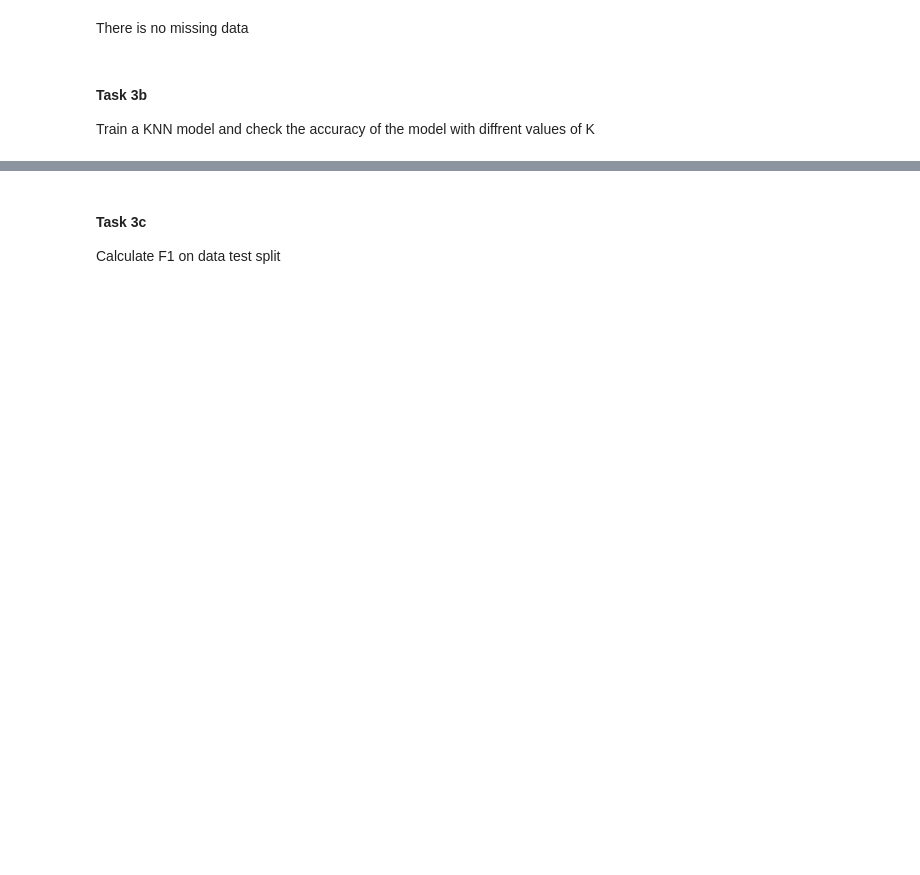
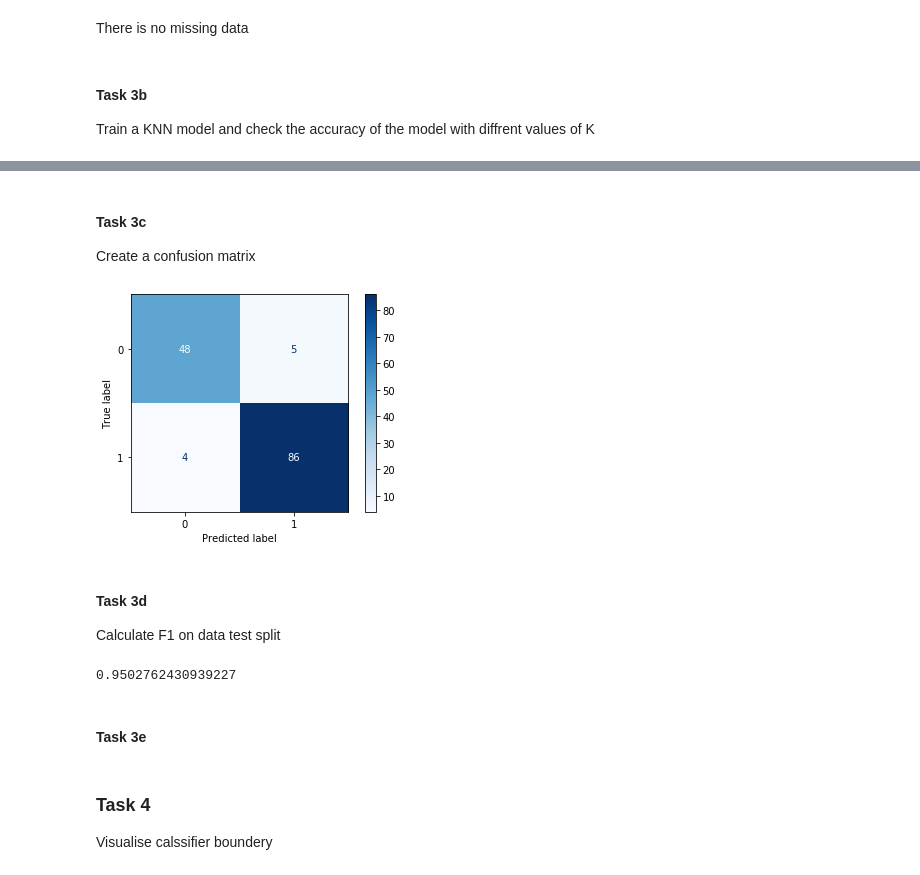
Before and after one commit to mahaalbashir/ML_Tutorials, a Jupyter notebook: Week4_Tutorial/KNN_Classification.ipynb, the cells around one changed output, grey strips where cells are left out. Saved outputs shown, nothing was run; the diff lists cells and outputs as text; code cells hidden in the pictures; blank space fills up the shorter version.

Commit message:
tutorial 5_v1

```diff
--- a/Week4_Tutorial/KNN_Classification.ipynb
+++ b/Week4_Tutorial/KNN_Classification.ipynb
@@ -13,7 +33,7 @@ import matplotlib.pyplot as plt
 ## Task 1
 # %%
 #read the breast cancer data from the local device
-df = pd.read_csv('/Users/mahaa/OneDrive/Desktop/UWE/Semester_2/Machine Learning/Week4/Tutorial/data/breast-cancer-wisconsin.data.txt')
+df = pd.read_csv('C:/Users/mahaa/OneDrive/Desktop/UWE/Semester_2/Machine Learning/Week4/Tutorials/Week4_Tutorial/data/breast-cancer-wisconsin.data.txt')
 #df.head()
 # %% [markdown]
 ## Exploratory data analysis
@@ -161,3 +279,6 @@ for n in range(1,11):
     #evaluate the model in the training and testing data
     print("The accuracy of KNN with", n, "neighbors in the training data is:", round(clf_5.score(X_train2,y_train2),3))
     print("The accuracy of KNN with", n, "neighbors in the testing data is:", round(clf_5.score(X_test2, y_test2),3), "\n")
+
+clf_6 = KNeighborsClassifier(n_neighbors = 6)
+clf_6.fit(X_train2,y_train2)
@@ -164,11 +306,23 @@ for n in range(1,11):
+# %% [markdown]
+#### Task 3c
+Create a confusion matrix
 # %%
 #plot a confusion matrix for this model
-plot_confusion_matrix(clf_5, X_test2, y_test2, cmap = plt.cm.Blues)
+plot_confusion_matrix(clf_6, X_test2, y_test2, cmap = plt.cm.Blues)
 plt.show()
+# %% [output]
+[figure, added]
 # %% [markdown]
-#### Task 3c
+#### Task 3d
 Calculate F1 on data test split
 # %%
 #calculate the predicted values using the model. Then calculate the F1 score  143
-y_predicted = clf_5.predict(X_test2)
+y_predicted = clf_6.predict(X_test2)
 f1_score(y_test2, y_predicted)
+# %% [output]
+0.9502762430939227
+# %% [markdown]
+#### Task 3e
+# %% [markdown]
+### Task 4
+Visualise calssifier boundery
```
Also changed, not shown: parts of 13 cells of this notebook, 12 other files.
